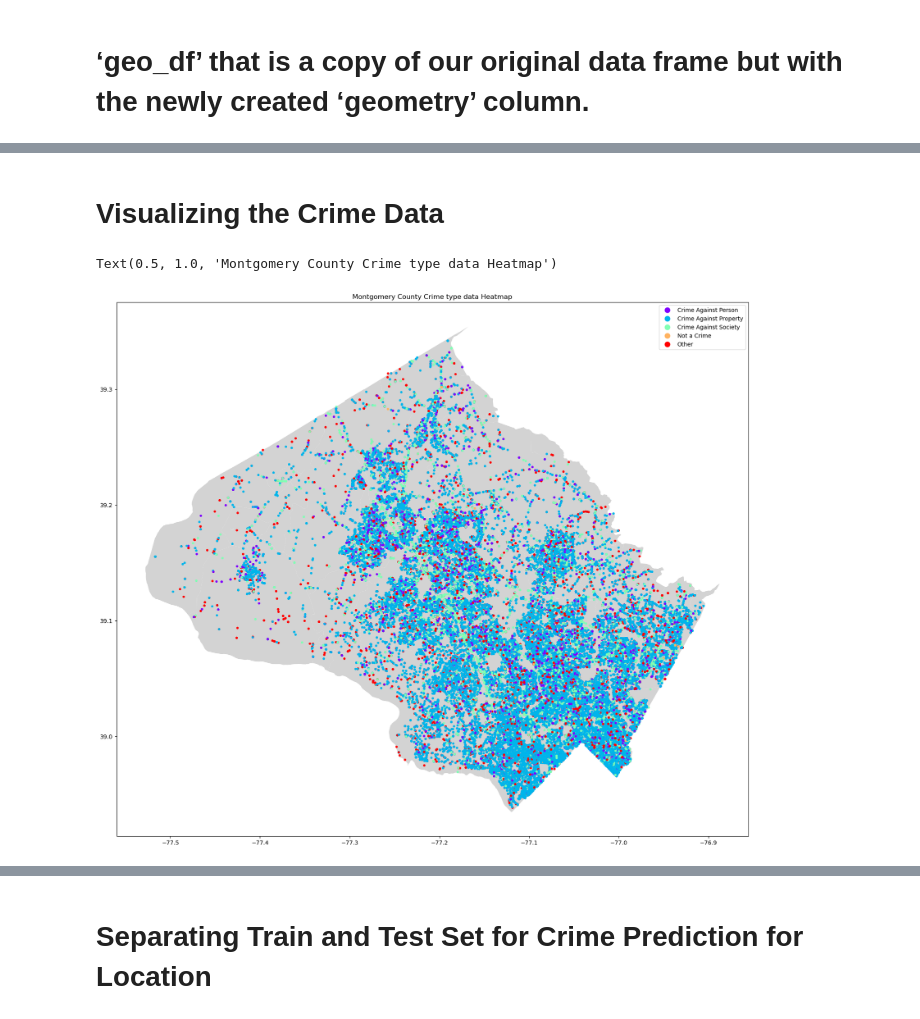
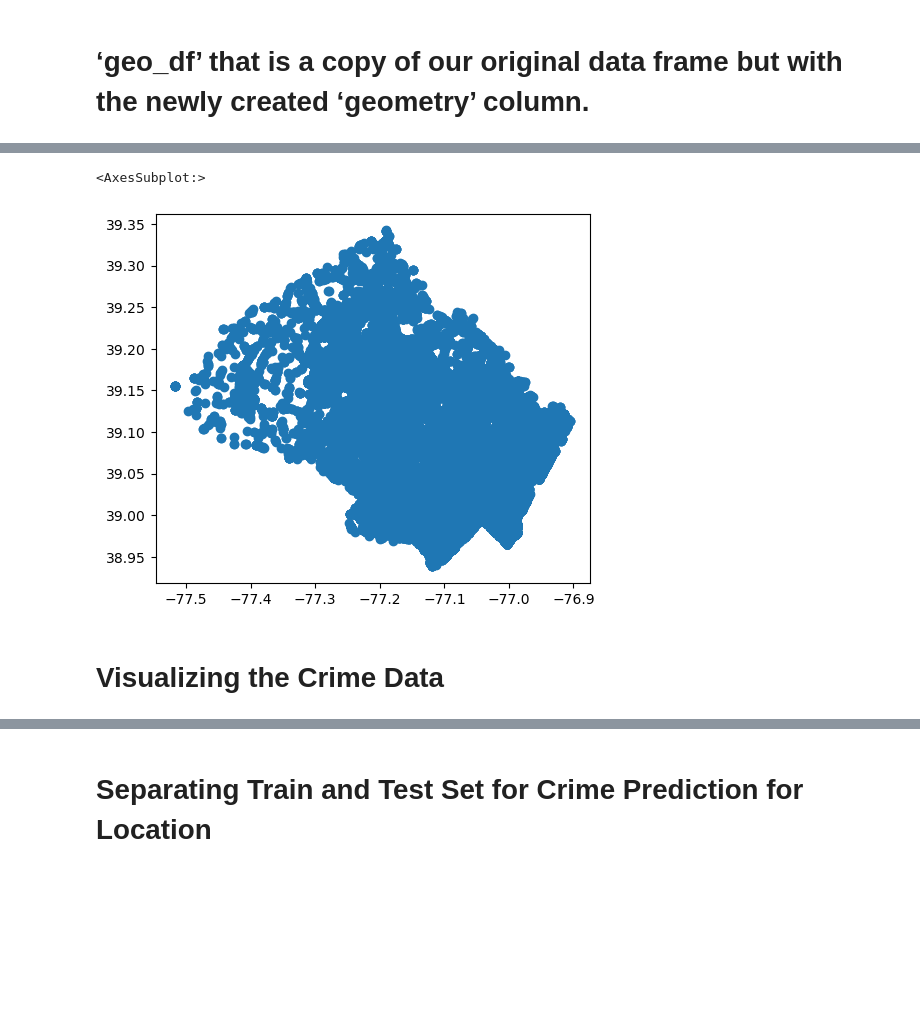
Before and after one commit to Shawon046/Crime-Prediction-for-Montgomery-County, a Jupyter notebook: crime predictor.ipynb, the cells around one changed output, grey strips where cells are left out. Cells and saved outputs as stored; diff of their text form; code cells hidden in the pictures; blank space fills up the shorter version.

```diff
--- a/crime predictor.ipynb
+++ b/crime predictor.ipynb
@@ -83,7 +95,7 @@ inputdf.head(2)
 # %% [markdown]
 # Later, Columns related with the effect of crime are removed.
 # %%
-unnecessary_columns = ['Dispatch Date / Time', 'Victims', 'Block Address', 'Street Type', 'Agency', 'Start_Date_Time', 'End_Date_Time']
+unnecessary_columns = ['Dispatch Date / Time', 'Victims', 'Block Address', 'Street Type', 'Agency', 'End_Date_Time']
 for i in unnecessary_columns:
   inputdf = inputdf.drop(i, axis=1)
 inputdf.head(2)
@@ -177,3 +186,8 @@ geo_df.head()
+# %%
+geo_df.plot()
+# %% [output]
+<AxesSubplot:>
+[figure, added]
 # %% [markdown]
 # Visualizing the Crime Data
 # %%
@@ -184,9 +198,6 @@ geo_df.plot(column = geo_df['Crime Name1'], ax=ax, cmap = 'rainbow',
             markersize = 10)
 ax.set_title('Montgomery County Crime type data Heatmap')
 # plt.savefig('Crime Heat Map for Location')
-# %% [output]
-Text(0.5, 1.0, 'Montgomery County Crime type data Heatmap')
-[figure, removed]
 # %%
 #geo_df['Crime Name1'].hist()
 geo_df['Crime Name2'].count()
```
Also changed, not shown: parts of 17 cells of this notebook.
